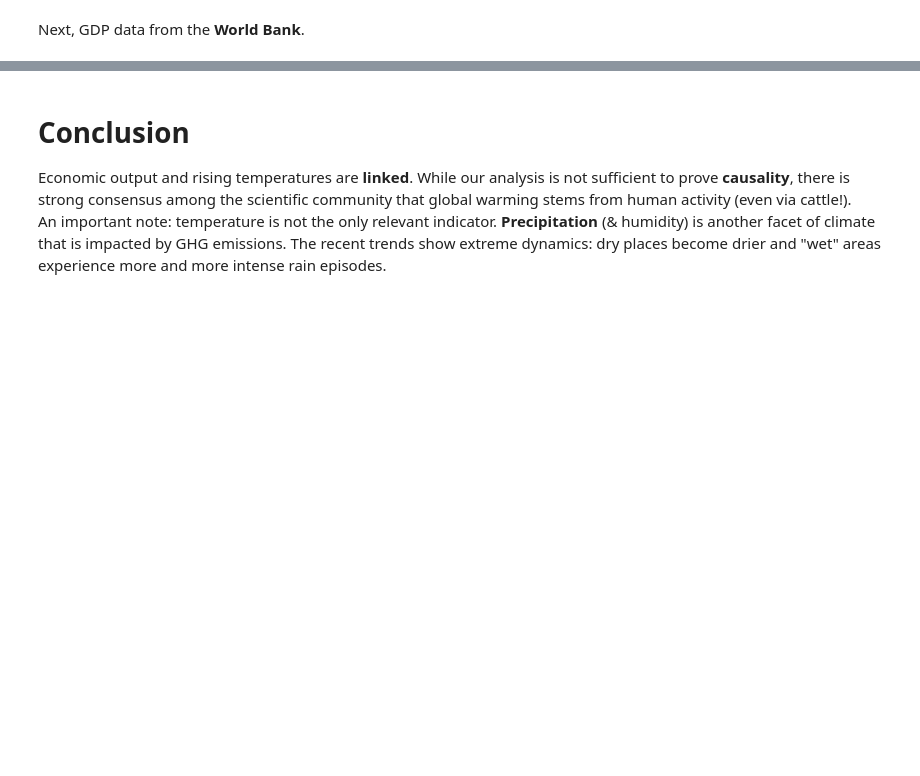
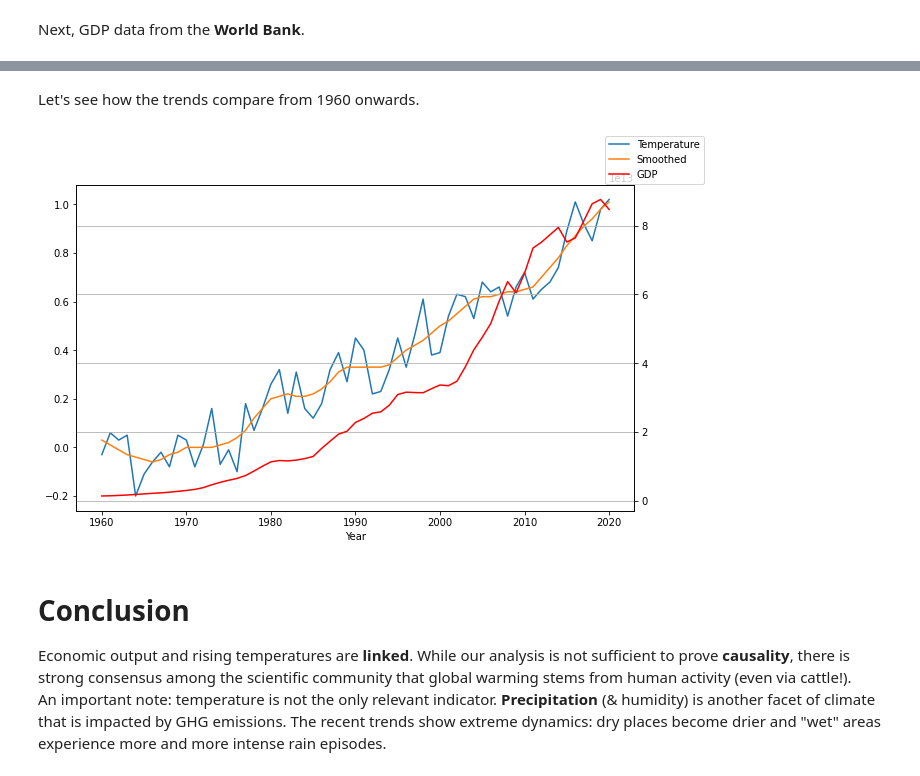
Before and after one commit to shokru/carbon_emissions, a Jupyter notebook: gdp_temp.ipynb, the cells around one changed output, grey strips where cells are left out. Saved outputs shown, nothing was run; the diff lists cells and outputs as text; code cells hidden in the pictures; blank space fills up the shorter version.

```diff
--- a/gdp_temp.ipynb
+++ b/gdp_temp.ipynb
@@ -58,0 +95,4 @@ data_gdp
+# %%
+temp_merge = data_temp.merge(data_gdp.query('Country == "World"'),
+      left_on = 'Year', right_on = 'Year')
+temp_merge
@@ -59,3 +109,18 @@ data_gdp
+# %% [markdown]
+Let's see how the trends compare from 1960 onwards.
+# %%
+ax = temp_merge.plot(x = "Year", y = "Temperature", legend = False)
+plt.plot(data_temp.query('Year > 1959').Year,
+         data_temp.query('Year > 1959').Smoothing,
+         label = "Smoothed")
+ax2 = ax.twinx()
+temp_merge.plot(x = "Year", y = "GDP", ax = ax2, legend = False, color = "r")
+ax.figure.legend()
+plt.grid()
+plt.show()
+plt.rcParams["figure.figsize"]=(10, 6)
+# %% [output]
+[figure, added]
 # %% [markdown]
 # Conclusion
 
```
Also changed, not shown: parts of 7 cells of this notebook.
